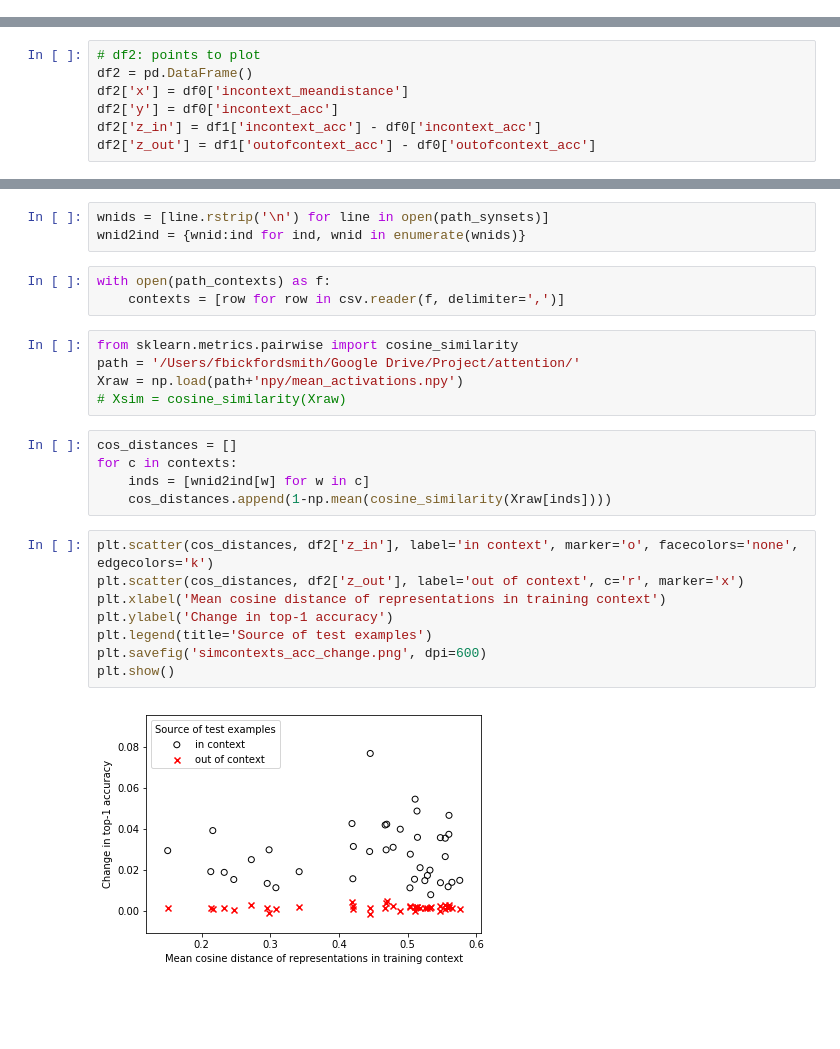
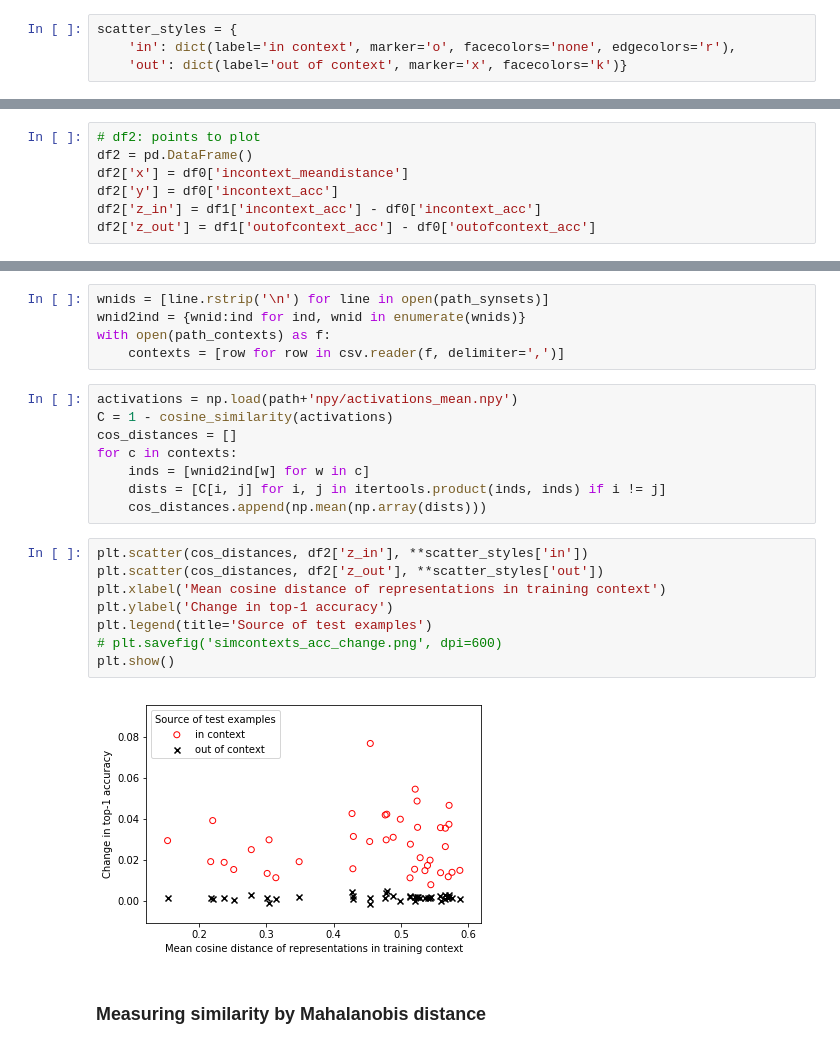
Before and after one commit to fbickfordsmith/attention-msc, a Jupyter notebook: plotting/plot_simcontexts_acc_v2.ipynb, the cells around one changed output, grey strips where cells are left out. Saved outputs shown, nothing was run; the diff lists cells and outputs as text; blank space fills up the shorter version.

```diff
--- a/plotting/plot_simcontexts_acc_v2.ipynb
+++ b/plotting/plot_simcontexts_acc_v2.ipynb
@@ -7,6 +10,10 @@ import csv
 path = '/Users/fbickfordsmith/Google Drive/Project/attention/'
 path_contexts = path+'contexts/simcontexts_wnids.csv'
 path_synsets = path+'metadata/synsets.txt'
+# %%
+scatter_styles = {
+    'in': dict(label='in context', marker='o', facecolors='none', edgecolors='r'),
+    'out': dict(label='out of context', marker='x', facecolors='k')}
 # %%
 # df0: context stats using baseline model
 df0 = pd.read_csv(path+'contexts/simcontexts_stats.csv', index_col=0)
@@ -69,26 +80,25 @@ plt.show()
 # %%
 wnids = [line.rstrip('\n') for line in open(path_synsets)]
 wnid2ind = {wnid:ind for ind, wnid in enumerate(wnids)}
+with open(path_contexts) as f:
+    contexts = [row for row in csv.reader(f, delimiter=',')]
-# %%
-with open(path_contexts) as f:
-    contexts = [row for row in csv.reader(f, delimiter=',')]
-# %%
-from sklearn.metrics.pairwise import cosine_similarity
-path = '/Users/fbickfordsmith/Google Drive/Project/attention/'
-Xraw = np.load(path+'npy/mean_activations.npy')
-# Xsim = cosine_similarity(Xraw)
 # %%
+activations = np.load(path+'npy/activations_mean.npy')
+C = 1 - cosine_similarity(activations)
 cos_distances = []
 for c in contexts:
     inds = [wnid2ind[w] for w in c]
-    cos_distances.append(1-np.mean(cosine_similarity(Xraw[inds])))
+    dists = [C[i, j] for i, j in itertools.product(inds, inds) if i != j]
+    cos_distances.append(np.mean(np.array(dists)))
 # %%
-plt.scatter(cos_distances, df2['z_in'], label='in context', marker='o', facecolors='none', edgecolors='k')
-plt.scatter(cos_distances, df2['z_out'], label='out of context', c='r', marker='x')
+plt.scatter(cos_distances, df2['z_in'], **scatter_styles['in'])
+plt.scatter(cos_distances, df2['z_out'], **scatter_styles['out'])
 plt.xlabel('Mean cosine distance of representations in training context')
 plt.ylabel('Change in top-1 accuracy')
 plt.legend(title='Source of test examples')
-plt.savefig('simcontexts_acc_change.png', dpi=600)
+# plt.savefig('simcontexts_acc_change.png', dpi=600)
 plt.show()
 # %% [output]
-[figure, old version]
+[figure, new version]
+# %% [markdown]
+### Measuring similarity by Mahalanobis distance
```
Also changed, not shown: parts of 13 cells of this notebook, 10 other files.
